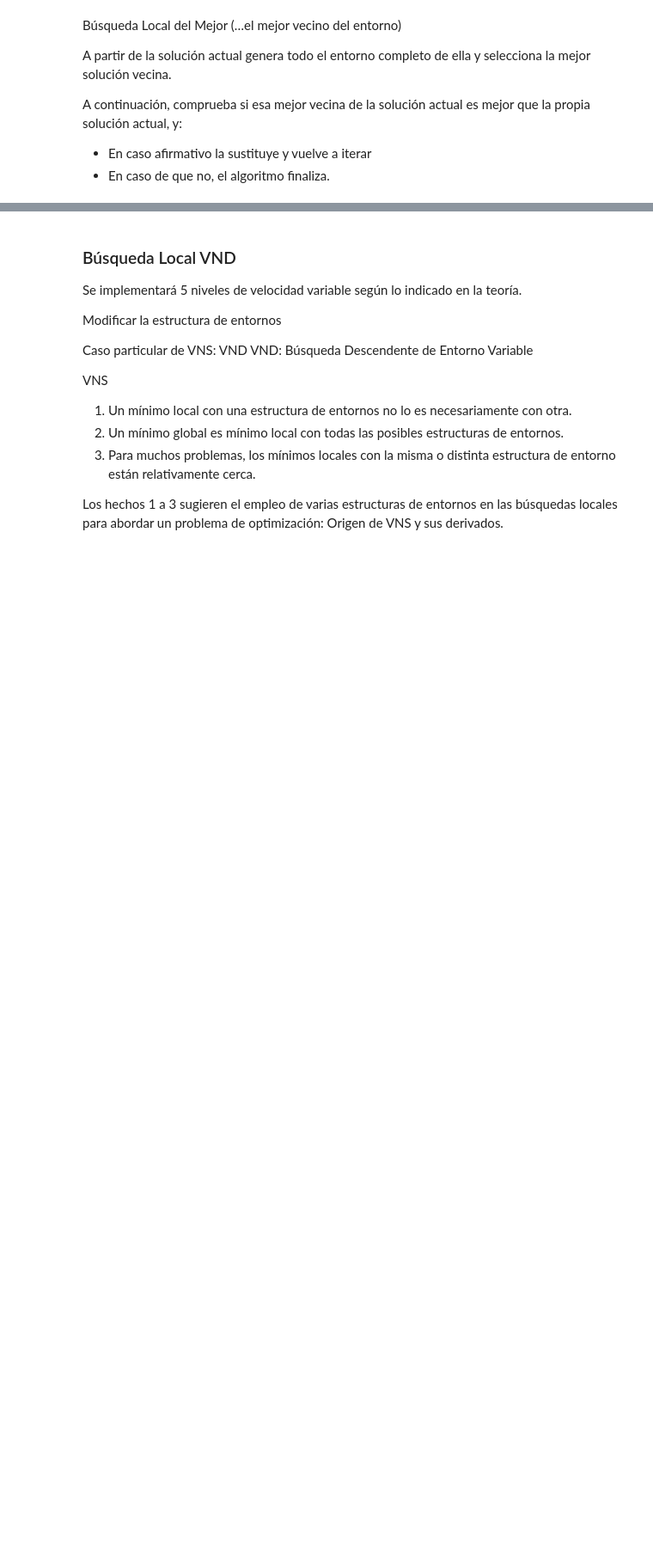
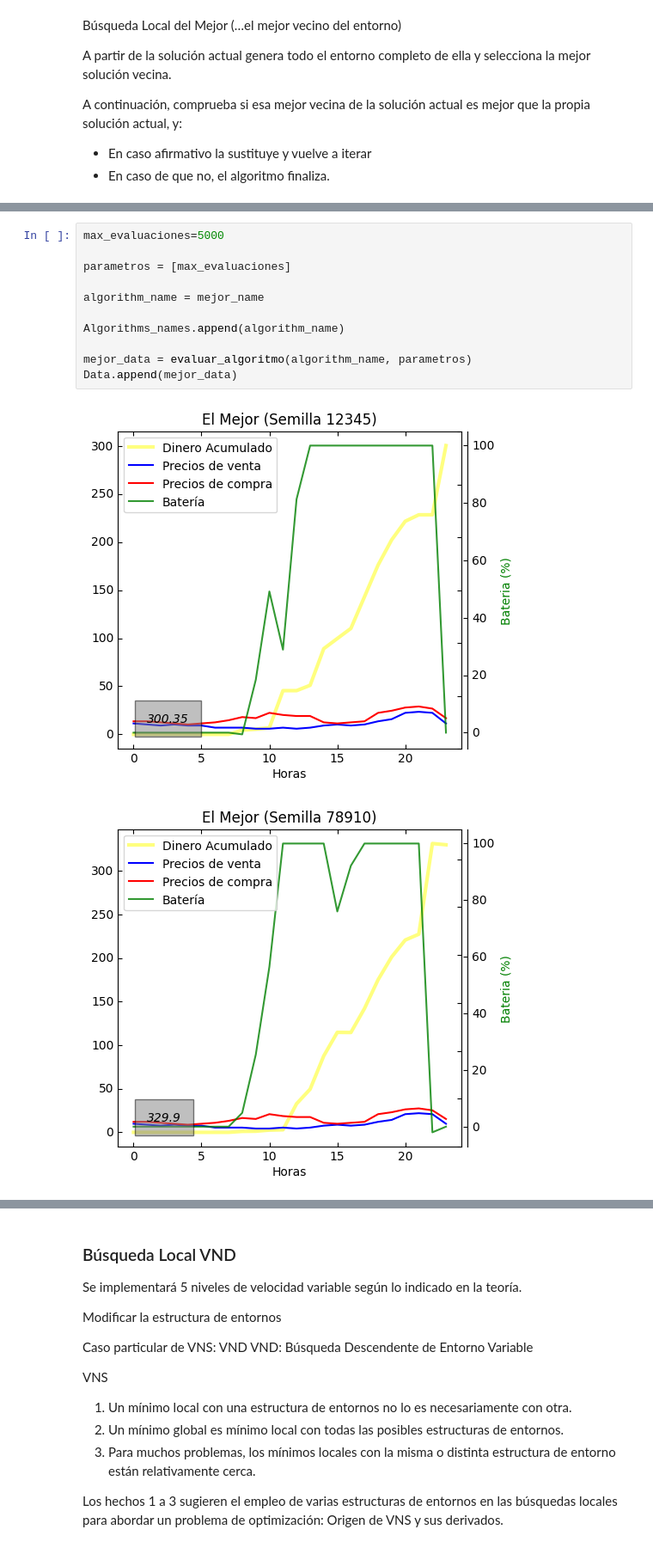
Before and after one commit to GrunCrow/Optimization_Solar_Plant, a Jupyter notebook: 1_Environments_and_Trajectories/notebook.ipynb, the cells around one changed output, grey strips where cells are left out. Shown at 86% size. Drawn from its saved outputs; the diff is of its cells as text; blank space fills up the shorter version.

```diff
--- a/1_Environments_and_Trajectories/notebook.ipynb
+++ b/1_Environments_and_Trajectories/notebook.ipynb
@@ -859 +826,15 @@ def busqueda_local_mejor(max_evaluaciones=3000):
     return solucion_actual, contador_evaluaciones, totales_dinero
+# %%
+max_evaluaciones=5000
+
+parametros = [max_evaluaciones]
+
+algorithm_name = mejor_name
+
+Algorithms_names.append(algorithm_name)
+
+mejor_data = evaluar_algoritmo(algorithm_name, parametros)
+Data.append(mejor_data)
+# %% [output]
+[figure, added]
+[figure, added]
```
Also changed, not shown: parts of 8 cells of this notebook, 5 other files.
